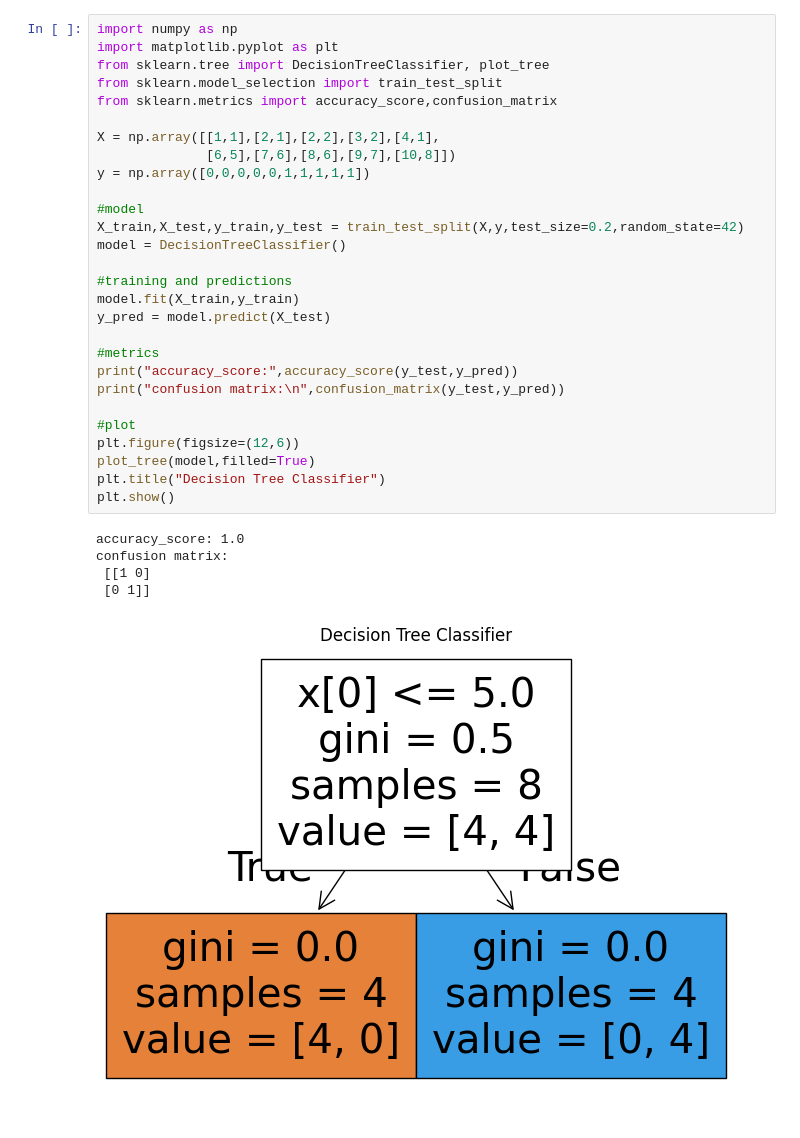
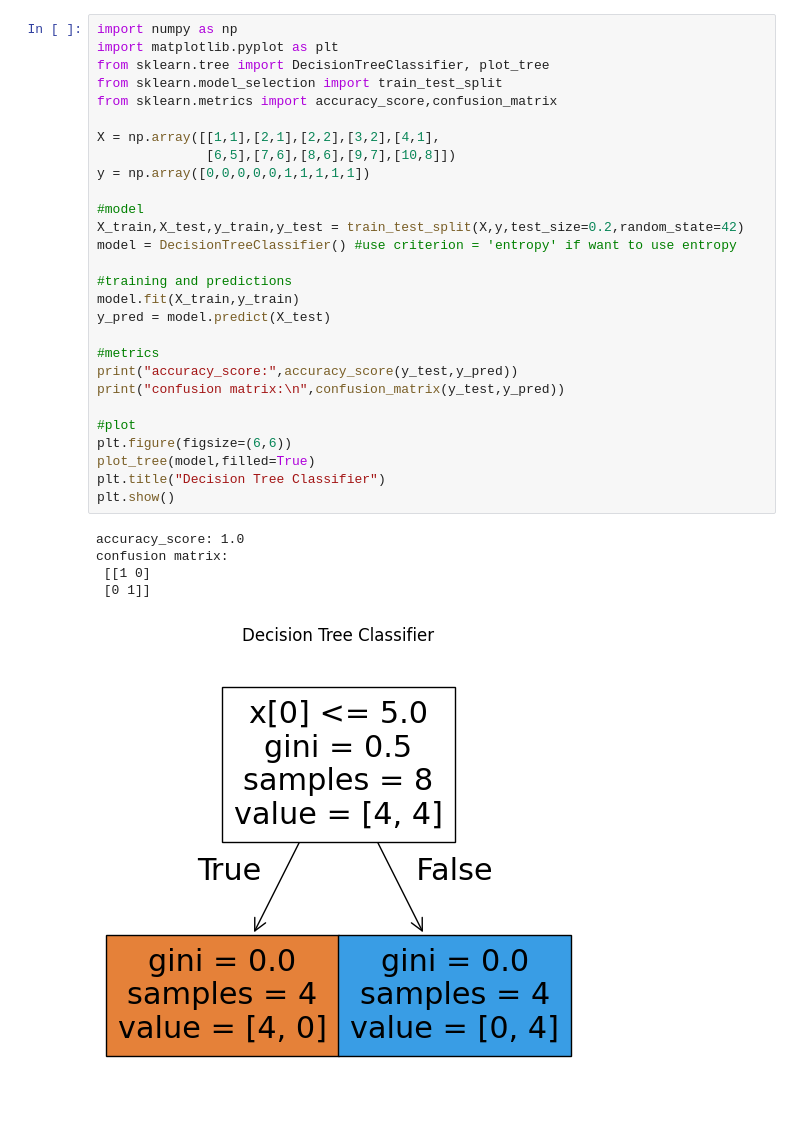
Before and after one commit to Thusyya-Vardhan/ML_Lab, a Jupyter notebook: 5a_Decision_tree_classification.ipynb, the cells around one changed output. Cells and saved outputs as stored; diff of their text form.

```diff
--- a/5a_Decision_tree_classification.ipynb
+++ b/5a_Decision_tree_classification.ipynb
@@ -2,33 +2,33 @@
 import numpy as np
 import matplotlib.pyplot as plt
 from sklearn.tree import DecisionTreeClassifier, plot_tree
 from sklearn.model_selection import train_test_split
 from sklearn.metrics import accuracy_score,confusion_matrix
 
 X = np.array([[1,1],[2,1],[2,2],[3,2],[4,1],
               [6,5],[7,6],[8,6],[9,7],[10,8]])
 y = np.array([0,0,0,0,0,1,1,1,1,1])
 
 #model
 X_train,X_test,y_train,y_test = train_test_split(X,y,test_size=0.2,random_state=42)
-model = DecisionTreeClassifier()
+model = DecisionTreeClassifier() #use criterion = 'entropy' if want to use entropy
 
 #training and predictions
 model.fit(X_train,y_train)
 y_pred = model.predict(X_test)
 
 #metrics
 print("accuracy_score:",accuracy_score(y_test,y_pred))
 print("confusion matrix:\n",confusion_matrix(y_test,y_pred))
 
 #plot
-plt.figure(figsize=(12,6))
+plt.figure(figsize=(6,6))
 plot_tree(model,filled=True)
 plt.title("Decision Tree Classifier")
 plt.show()
 # %% [output]
 accuracy_score: 1.0
 confusion matrix:
  [[1 0]
  [0 1]]
-[figure, old version]
+[figure, new version]
```
